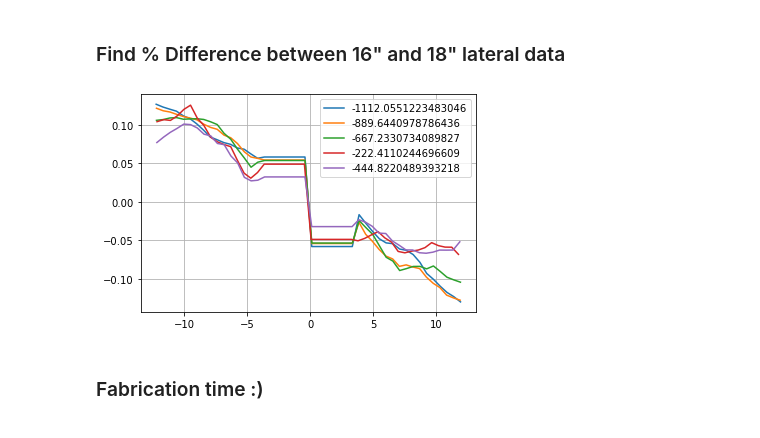
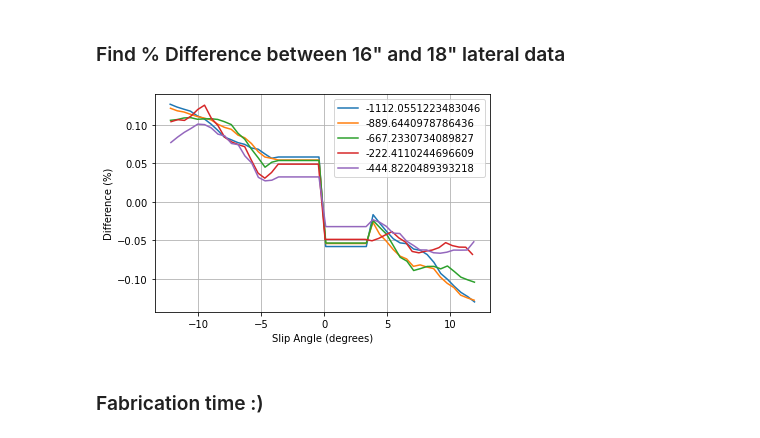
Before and after one commit to kierancoz/tire_analysis, a Jupyter notebook: tire_selection_and_analytics/determine_16in_long.ipynb, the cells around one changed output. Cells and saved outputs as stored; diff of their text form; code cells hidden in the pictures.

```diff
--- a/tire_selection_and_analytics/determine_16in_long.ipynb
+++ b/tire_selection_and_analytics/determine_16in_long.ipynb
@@ -227,12 +232,14 @@ for load in df_1["load"].unique():
 # %%
 for load in difference_df["load"].unique():
     temp_df = difference_df[difference_df["load"] == load]
     plt.plot(temp_df["slip_angle"], temp_df["percent_different"], label = load)
 plt.grid(True)
 plt.legend()
+plt.ylabel("Difference (%)")
+plt.xlabel("Slip Angle (degrees)")
 plt.show()
 # %% [output]
-[figure, old version]
+[figure, new version]
 # %% [markdown]
 ### Fabrication time :)
 # %%
```
Also changed, not shown: parts of 2 cells of this notebook.
